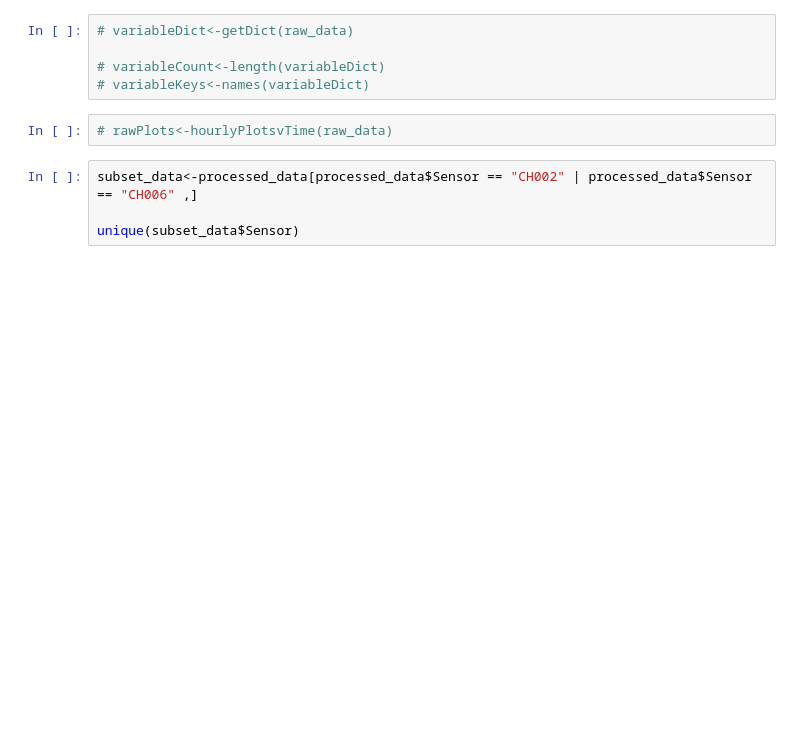
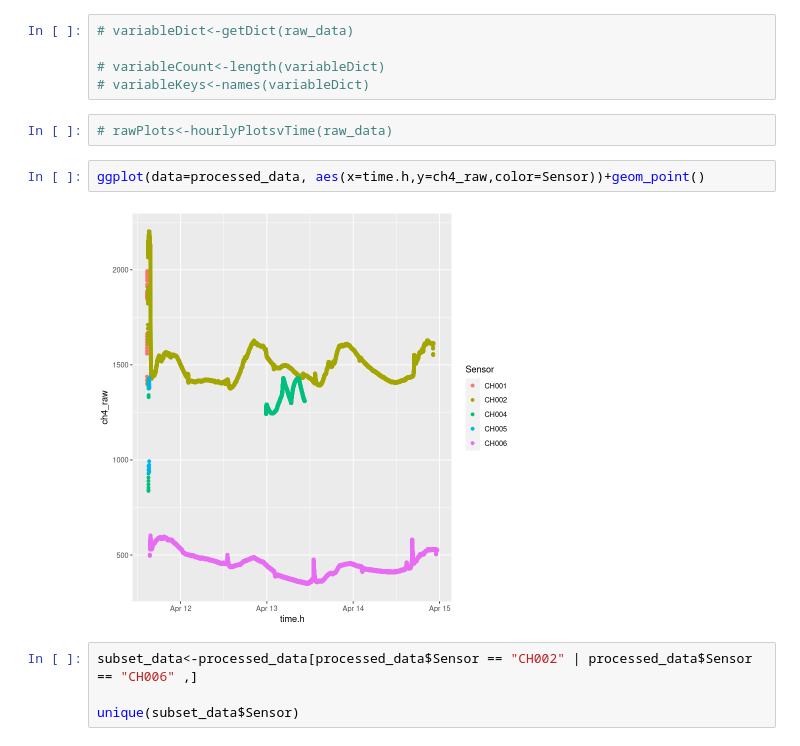
Before and after one commit to rrivirr/SensorDataProcessing, a Jupyter notebook: rriv_methane/methane_calibration_field.ipynb, the cells around one changed output. Drawn from its saved outputs; the diff is of its cells as text; blank space fills up the shorter version.

```diff
--- a/rriv_methane/methane_calibration_field.ipynb
+++ b/rriv_methane/methane_calibration_field.ipynb
@@ -70,6 +100,10 @@ Output directory not found, creating: ~/Desktop/data/Methane Calibration/field_t
 # variableKeys<-names(variableDict)
 # %%
 # rawPlots<-hourlyPlotsvTime(raw_data)
+# %%
+ggplot(data=processed_data, aes(x=time.h,y=ch4_raw,color=Sensor))+geom_point()
+# %% [output]
+[figure, added]
 # %%
 subset_data<-processed_data[processed_data$Sensor == "CH002" | processed_data$Sensor == "CH006" ,]
 
```
Also changed, not shown: parts of 16 cells of this notebook, 3 other files.
